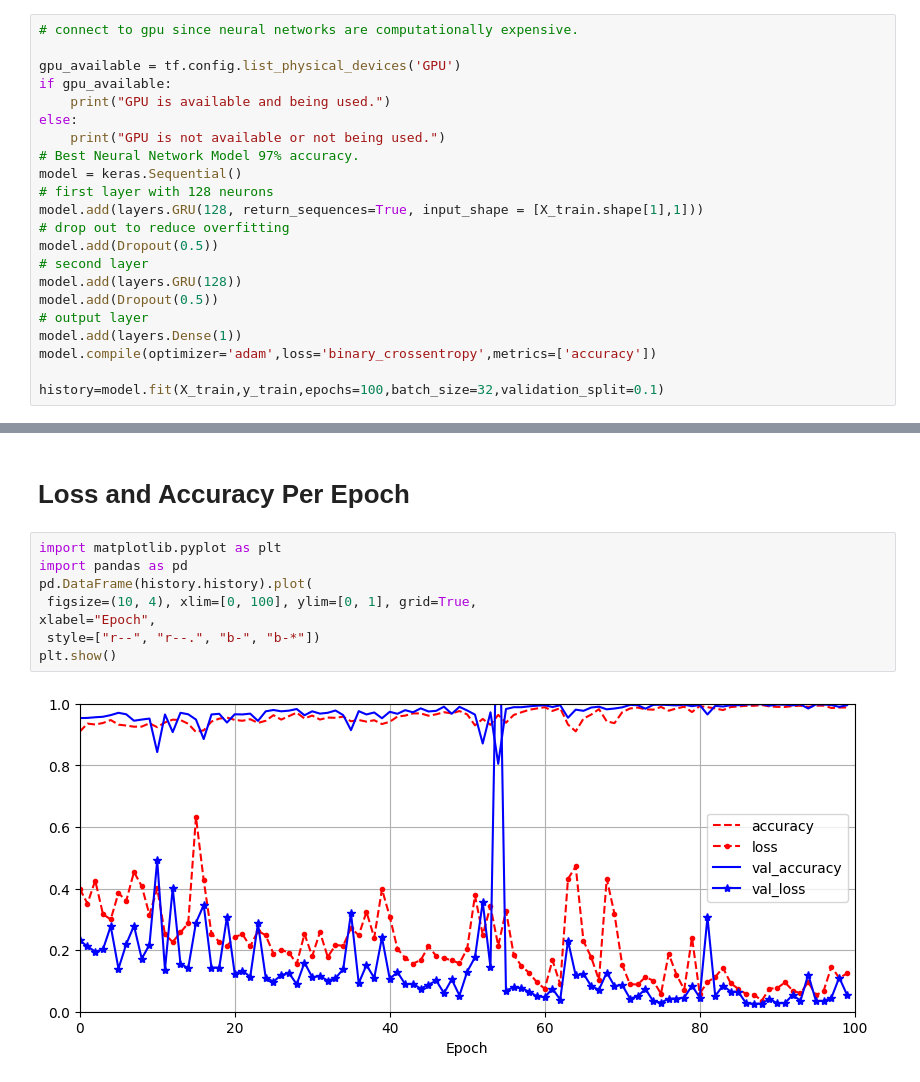
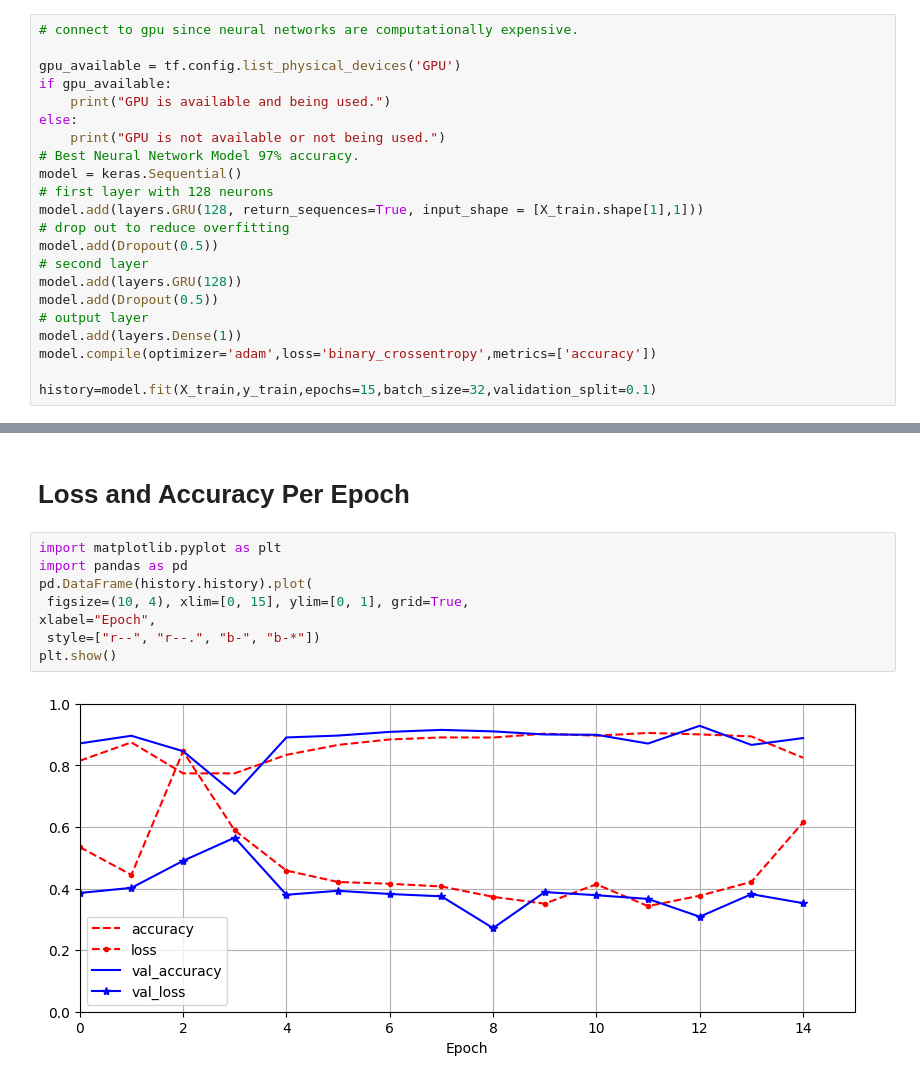
Before and after one commit to AiMathguy/Credit-Fraud-Detection, a Jupyter notebook: ITDPA3_Neural_X_Group_Project.ipynb, the cells around one changed output, grey strips where cells are left out. Cells and saved outputs as stored; diff of their text form.

```diff
--- a/ITDPA3_Neural_X_Group_Project.ipynb
+++ b/ITDPA3_Neural_X_Group_Project.ipynb
@@ -1020,5 +1023,5 @@ model.add(Dropout(0.5))
 model.add(layers.Dense(1))
 model.compile(optimizer='adam',loss='binary_crossentropy',metrics=['accuracy'])
 
-history=model.fit(X_train,y_train,epochs=100,batch_size=32,validation_split=0.1)
+history=model.fit(X_train,y_train,epochs=15,batch_size=32,validation_split=0.1)
 # %% [output]
@@ -1067,11 +1070,11 @@ weighted avg       0.99      0.99      0.99      4663
 # %%
 import matplotlib.pyplot as plt
 import pandas as pd
 pd.DataFrame(history.history).plot(
- figsize=(10, 4), xlim=[0, 100], ylim=[0, 1], grid=True,
+ figsize=(10, 4), xlim=[0, 15], ylim=[0, 1], grid=True,
 xlabel="Epoch",
  style=["r--", "r--.", "b-", "b-*"])
 plt.show()
 # %% [output]
-[figure, old version]
+[figure, new version]
 # %%
```
Also changed, not shown: parts of 53 cells of this notebook.
